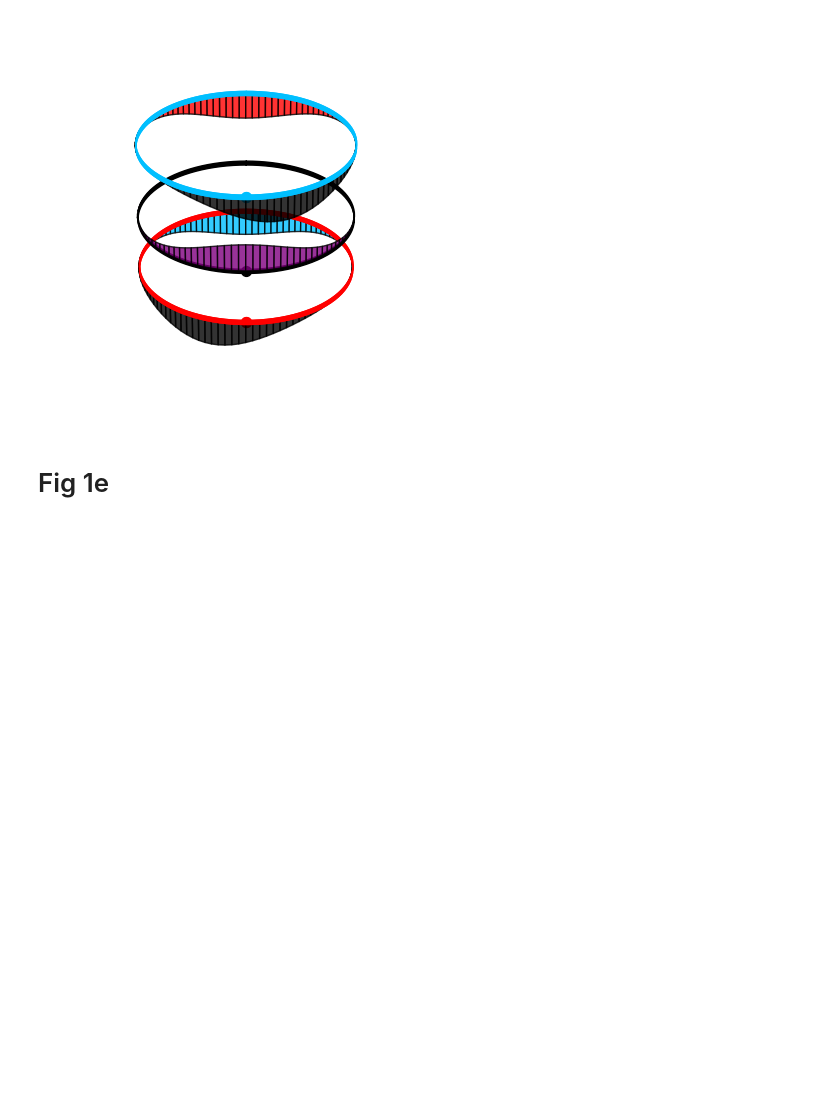
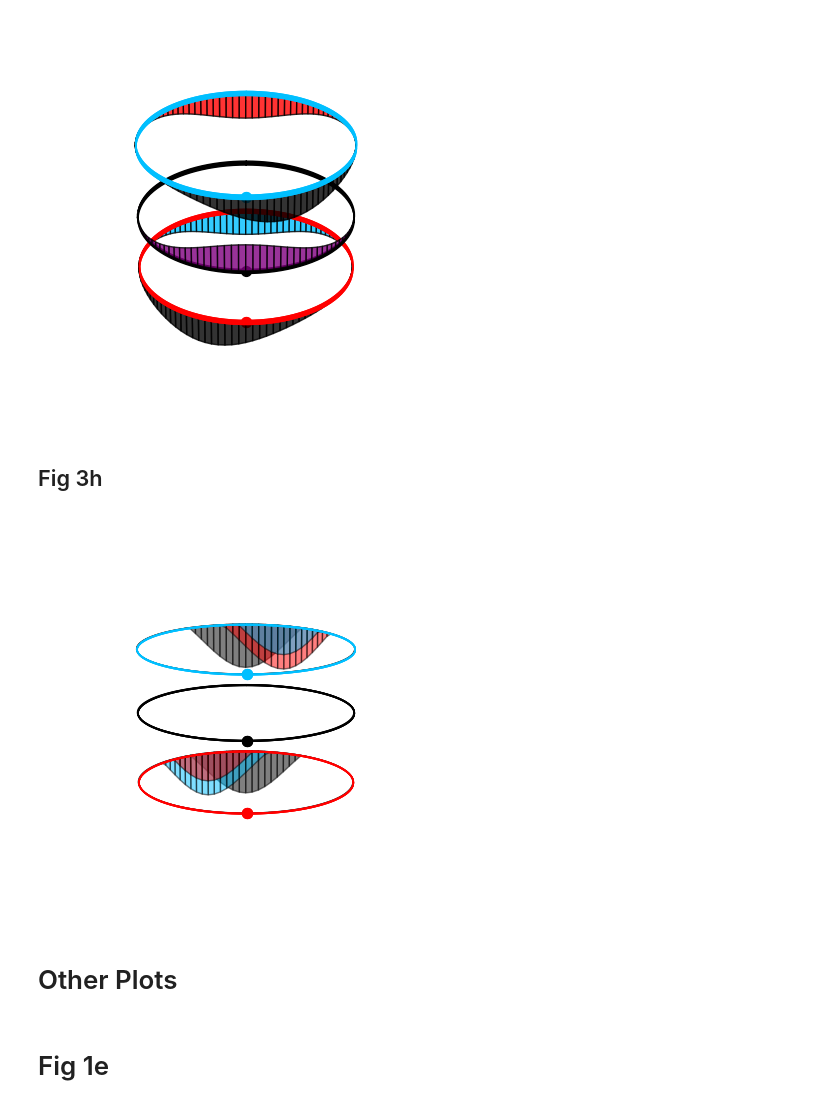
Before and after one commit to Musiclit/HD_cell, a Jupyter notebook: src/4_figures/1_figures.ipynb, the cells around one changed output. Drawn from its saved outputs; the diff is of its cells as text; code cells hidden in the pictures; blank space fills up the shorter version.

```diff
--- a/src/4_figures/1_figures.ipynb
+++ b/src/4_figures/1_figures.ipynb
@@ -252,3 +210,5 @@ fig.savefig("../../../Pictures/srcfig1_4_input_driven_net_relay.png", dpi=300, b
 plt.show()
 # %% [output]
 [figure]
+# %% [markdown]
+## Fig 3h
@@ -254,0 +217,61 @@ plt.show()
+# %%
+[network_pars] = load_pickle(['pars'], vonmises_weight_2i1r_2, max0x, 'new_12')
+net_id = 1174
+net_par = network_pars[net_id]
+phi_shift = np.pi * 8/9
+
+data_num = 101
+theta = np.linspace(-np.pi, np.pi, data_num)
+def weight_fun(add):
+    return vonmises_weight_2i1r_2(*net_par, phi_shift, data_num, theta)[:,(data_num-1)//2+add]
+
+
+a_colors = ['black', 'deepskyblue', 'red']
+cell_colors = ['black', 'deepskyblue', 'red']
+shift = [0,0,0]
+
+blue_rgb = mcolors.to_rgb('deepskyblue')
+red_rgb = mcolors.to_rgb('red')
+mixed_rgb = tuple((b + r) / 2 for b, r in zip(blue_rgb, red_rgb))
+
+fig = plt.figure(figsize=(5,5))
+ax = fig.add_subplot(projection='3d')
+
+zlimt = 60
+ax.set_zlim(-zlimt,zlimt)
+# baselines = [zlimt*0.7,0,-zlimt*0.78]
+baselines = [0,zlimt*0.7,-zlimt*0.78]
+adds_num = np.linspace(0,2*data_num, 3).astype(int)
+
+for i, add in enumerate(adds_num):
+    atheta = theta + shift[i]
+    x = np.cos(atheta)
+    y = np.sin(atheta)
+
+    zs = weight_fun(add)
+    plot_order = [0,1,2] if i == 2 else [0,2,1]
+
+    for j in plot_order:
+
+        add2 = adds_num[j]
+        z = zs[add2:data_num+add2]
+        acolor = a_colors[j]
+        alpha_val = 0.5
+        ax.fill_between(x,y,z+baselines[i],x,y,baselines[i], alpha=alpha_val, edgecolor='k', facecolors=acolor, mode='quad', shade=False)
+        ax.scatter(np.cos(shift[i])+0.01,np.sin(shift[i])+0.01,baselines[i], marker='o', c=cell_colors[i], s=50)
+        ax.fill_between(x,y,baselines[i]-0.2,x,y,baselines[i]+0.2,
+                        edgecolor=cell_colors[i], facecolors=cell_colors[i], mode="polygon", zorder=100)
+
+ax.grid(False)
+for axis in [ax.xaxis, ax.yaxis, ax.zaxis]:
+    axis.set_ticks([])
+    axis.pane.set_visible(False)
+    axis.line.set_color((0, 0, 0, 0))
+
+ax.view_init(elev=15, azim=0)
+fig.savefig("../../../Pictures/srcfig3_10_zebrafish_model_weight.png", dpi=300, bbox_inches='tight', transparent=True)
+plt.show()
+# %% [output]
+[figure, added]
+# %% [markdown]
+# Other Plots
```
Also changed, not shown: parts of 23 cells of this notebook, 4 other files.
